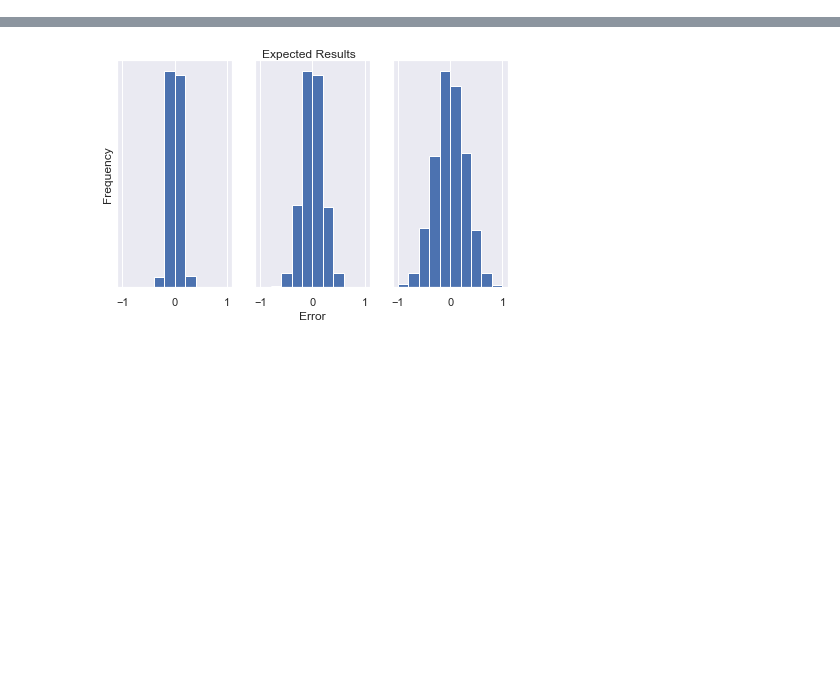
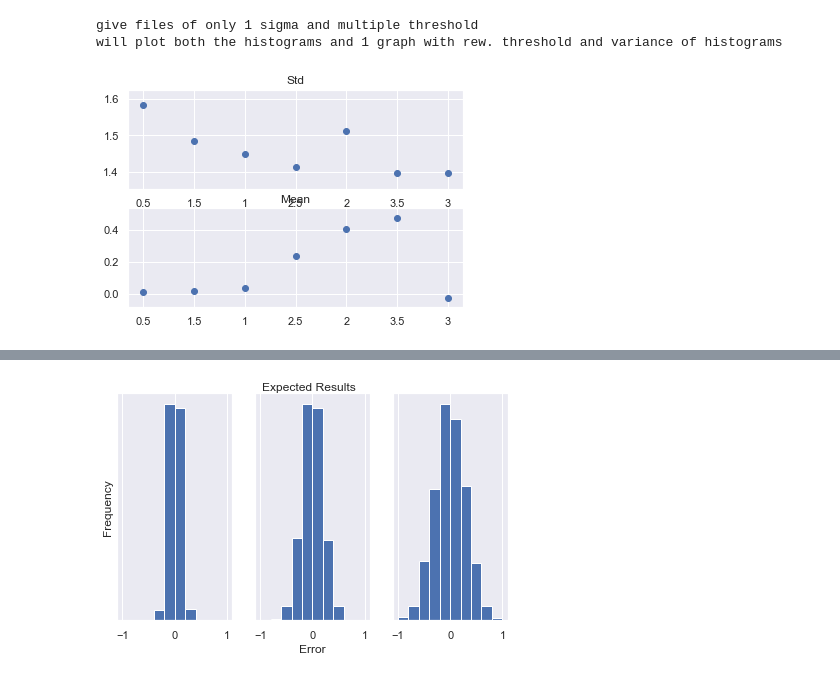
Before and after one commit to AneriSoni/workingmemory, a Jupyter notebook: analysis/decodedoutput.ipynb, the cells around one changed output, grey strips where cells are left out. Saved outputs shown, nothing was run; the diff lists cells and outputs as text; code cells hidden in the pictures; blank space fills up the shorter version.

```diff
--- a/analysis/decodedoutput.ipynb
+++ b/analysis/decodedoutput.ipynb
@@ -100,0 +252,16 @@ class Precision():
+# %%
+import os
+#base = 'C:/Users/Aneri/go/src/leabra/examples/sir_proj/analysis/TestData/sir2/RewThreshold/optimize_threhsold/'
+base = 'C:/Users/Aneri/go/src/leabra/examples/sir_proj/analysis/TestData/sir2/RewThreshold/optimize_threshold/'
+files = os.listdir(base)
+files_sigma = []
+for f in files:
+    if 'sigma0.005_' in f: #can use this to select for specific threshold values
+        files_sigma.append(base+f)
+
+A = Precision(base+'optimize_thresholdmodel0_Threhsold0.5_sigma0.005_Base.csv')
+A.plot_sigma2(files_sigma,'C:/Users/Aneri/go/src/leabra/examples/sir_proj/analysis/TestData/sir2/RewThreshold/optimize_threhsold/'+'OptSig0.005.png')
+# %% [output]
+give files of only 1 sigma and multiple threshold
+will plot both the histograms and 1 graph with rew. threshold and variance of histograms
+[figure, added]
```
Also changed, not shown: parts of 53 cells of this notebook, 9 other files.
